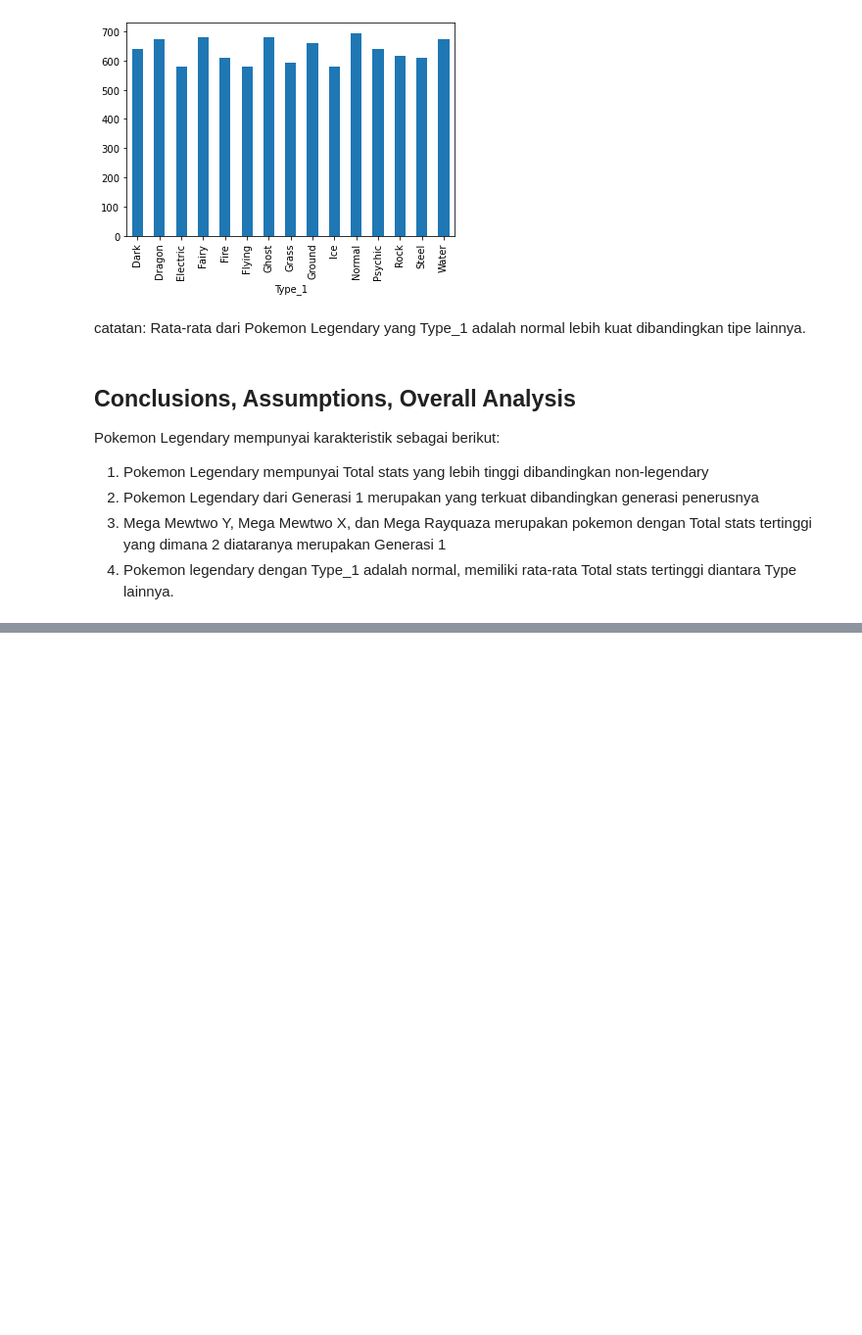
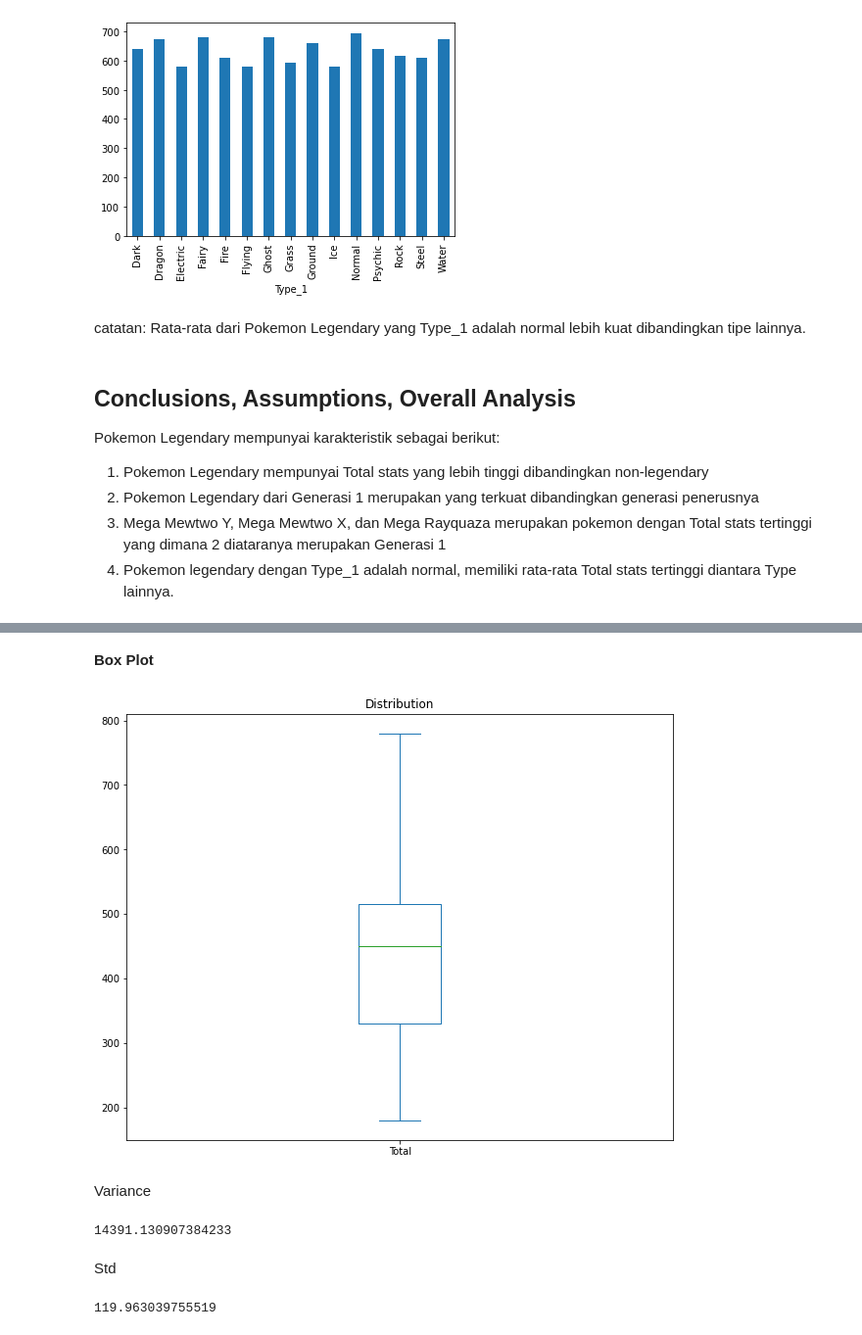
Before and after one commit to 4dhil/Learning_Journal, a Jupyter notebook: Phase_0/Week_1/p0---ftds010---g1-4dhil-main/h8dsft_P0W1_Fadhil_muhammad_Irfan.ipynb, the cells around one changed output, grey strips where cells are left out. Shown at 98% size. Cells and saved outputs as stored; diff of their text form; code cells hidden in the pictures; blank space fills up the shorter version.

```diff
--- a/Phase_0/Week_1/p0---ftds010---g1-4dhil-main/h8dsft_P0W1_Fadhil_muhammad_Irfan.ipynb
+++ b/Phase_0/Week_1/p0---ftds010---g1-4dhil-main/h8dsft_P0W1_Fadhil_muhammad_Irfan.ipynb
@@ -500,0 +590,19 @@ Pokemon Legendary mempunyai karakteristik sebagai berikut:
+# %% [markdown]
+**Box Plot**
+# %%
+df['Total'].plot(kind='box', title='Distribution', figsize=(10,8))
+plt.show()
+# %% [output]
+[figure, added]
+# %% [markdown]
+Variance
+# %%
+print(df['Total'].var())
+# %% [output]
+14391.130907384233
+# %% [markdown]
+Std
+# %%
+print(df['Total'].std())
+# %% [output]
+119.963039755519
```
Also changed, not shown: parts of 14 cells of this notebook, 20 other files.
